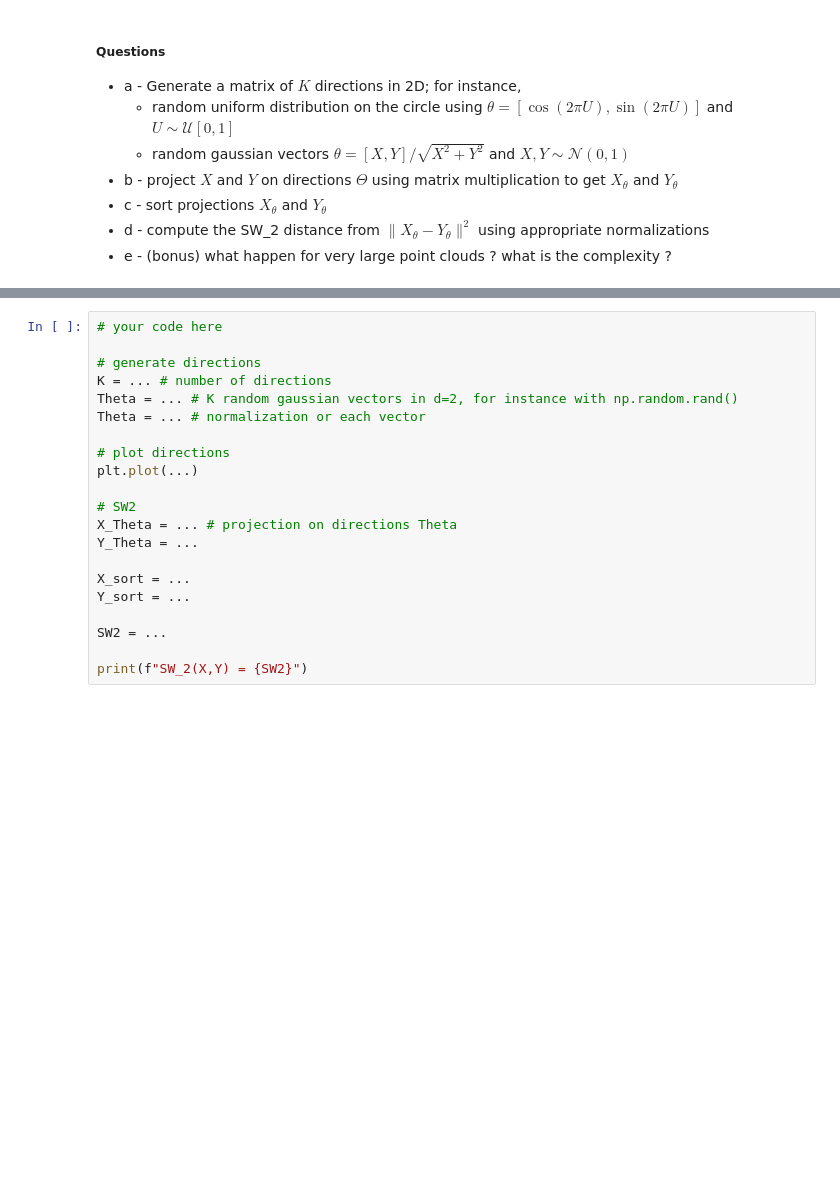
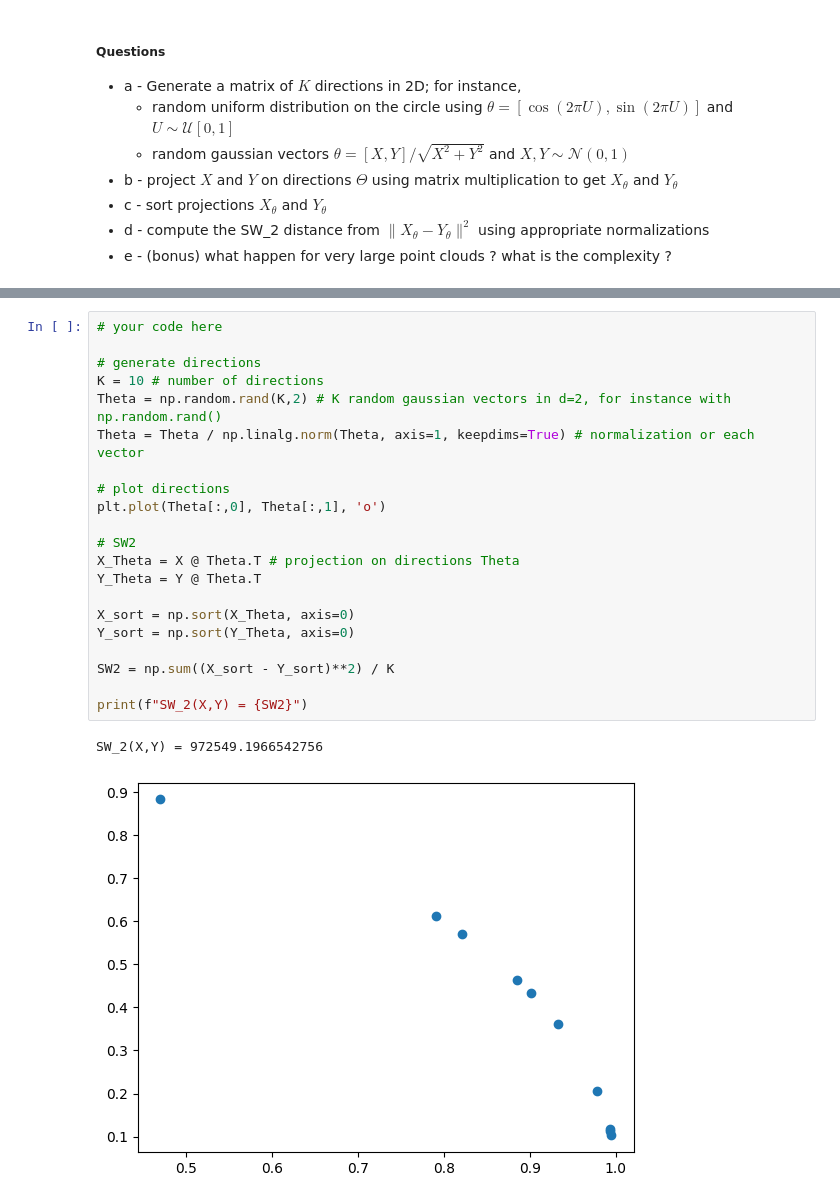
Before and after one commit to 1MrazorT1/Optimal_Transport, a Jupyter notebook: TP2_OT_2025/TP_2_OT_nD_2025.ipynb, the cells around one changed output, grey strips where cells are left out. Drawn from its saved outputs; the diff is of its cells as text; blank space fills up the shorter version.

```diff
--- a/TP2_OT_2025/TP_2_OT_nD_2025.ipynb
+++ b/TP2_OT_2025/TP_2_OT_nD_2025.ipynb
@@ -668,21 +674,24 @@ show_data_on_map((X,f),(Y,g))
 # %%
 # your code here
 
 # generate directions
-K = ... # number of directions
-Theta = ... # K random gaussian vectors in d=2, for instance with np.random.rand()
-Theta = ... # normalization or each vector
+K = 10 # number of directions
+Theta = np.random.rand(K,2) # K random gaussian vectors in d=2, for instance with np.random.rand()
+Theta = Theta / np.linalg.norm(Theta, axis=1, keepdims=True) # normalization or each vector
 
 # plot directions
-plt.plot(...)
+plt.plot(Theta[:,0], Theta[:,1], 'o')
 
 # SW2
-X_Theta = ... # projection on directions Theta
-Y_Theta = ...
+X_Theta = X @ Theta.T # projection on directions Theta
+Y_Theta = Y @ Theta.T
 
-X_sort = ...
-Y_sort = ...
+X_sort = np.sort(X_Theta, axis=0)
+Y_sort = np.sort(Y_Theta, axis=0)
 
-SW2 = ...
+SW2 = np.sum((X_sort - Y_sort)**2) / K
 
 print(f"SW_2(X,Y) = {SW2}")
+# %% [output]
+SW_2(X,Y) = 972549.1966542756
+[figure, added]
```
Also changed, not shown: parts of 8 cells of this notebook.
